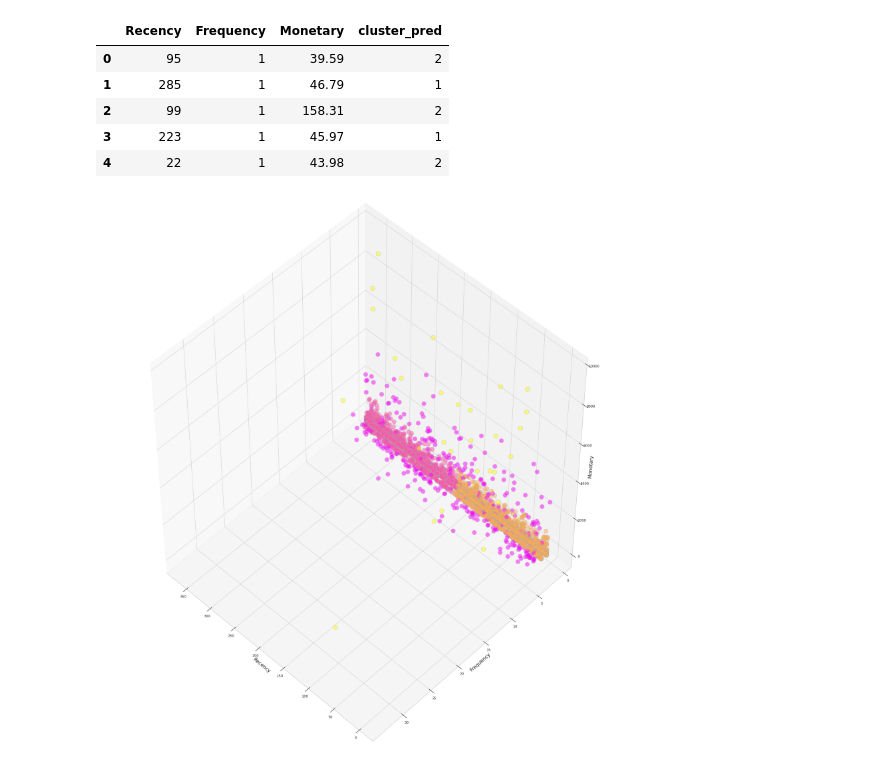
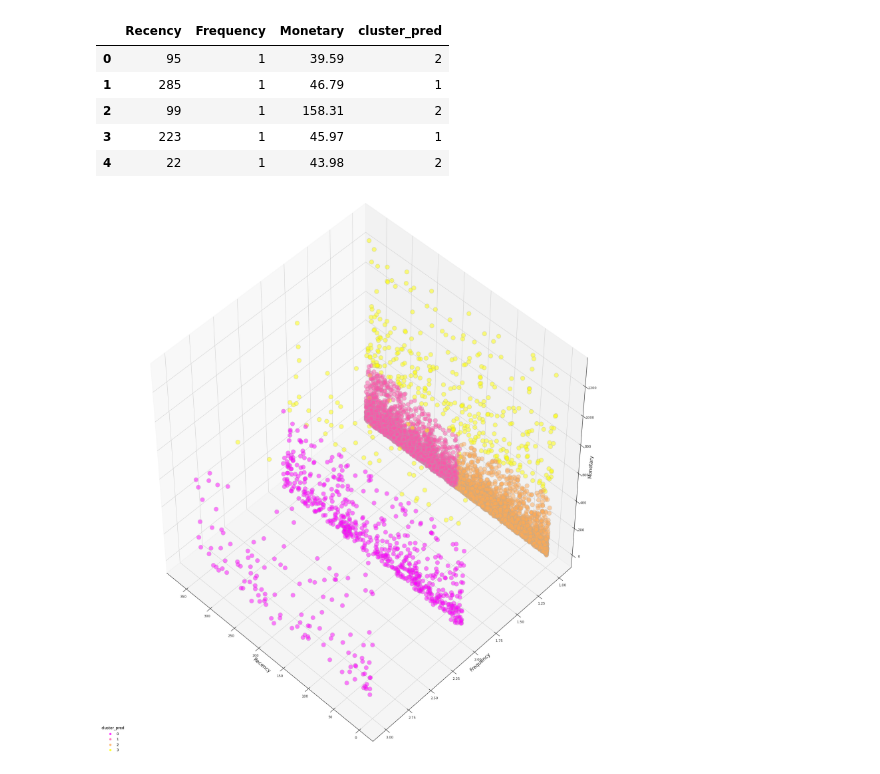
Before and after one commit to lirui720/Google_E_Commerce_RFM_model, a Jupyter notebook: RFM_Model.ipynb, the cells around one changed output. Cells and saved outputs as stored; diff of their text form; code cells hidden in the pictures.

```diff
--- a/RFM_Model.ipynb
+++ b/RFM_Model.ipynb
@@ -224,0 +244,2 @@ plt.boxplot(rfm_df.Frequency)
+# %%
+rfm_df=rfm_df[(rfm_df.Frequency<upper_limit)&(rfm_df.Frequency>lower_limit)]
@@ -236,0 +283,3 @@ plt.boxplot(rfm_df.Monetary)
+# %%
+upper_limit=rfm_df.Monetary.mean()+3*rfm_df.Monetary.std()
+upper_limit
@@ -236,0 +288,3 @@ plt.boxplot(rfm_df.Monetary)
+# %%
+lower_limit=rfm_df.Monetary.mean()-3*rfm_df.Monetary.std()
+lower_limit
@@ -237,3 +293,2 @@ plt.boxplot(rfm_df.Monetary)
 # %%
-rfm_df=rfm_df[rfm_df.Monetary <10000]
-plt.boxplot(rfm_df.Monetary)
+rfm_df=rfm_df[(rfm_df.Monetary<upper_limit)&(rfm_df.Monetary>lower_limit)]
@@ -373,24 +442,31 @@ clusters_scaled.head()
 | 3 | 223 | 1 | 45.97 | 1 |
 | 4 | 22 | 1 | 43.98 | 2 |
 # %%
+from mpl_toolkits.mplot3d import Axes3D
+from matplotlib.colors import ListedColormap
 
 plt.rcParams["figure.figsize"]=(25,25)
 fig = plt.figure(1)
 plt.clf()
 ax= Axes3D(fig,
            rect=[0,0,.95,1],
            elev=48,
            azim=134)
 plt.cla()
-ax.scatter(clusters_scaled['Recency'],clusters_scaled['Frequency'],clusters_scaled['Monetary'],c=clusters_scaled['cluster_pred'],
+sc=ax.scatter(clusters_scaled['Recency'],clusters_scaled['Frequency'],clusters_scaled['Monetary'],c=clusters_scaled['cluster_pred'],
            s=200,cmap='spring',
            alpha=0.5,
            edgecolor='darkgrey')
 ax.set_xlabel('Recency',fontsize=16)
 ax.set_ylabel('Frequency',fontsize=16)
 ax.set_zlabel('Monetary',fontsize=16)
 
 
+
+legend1 = ax.legend(*sc.legend_elements(),
+                    loc="lower left", title="cluster_pred")
+ax.add_artist(legend1)
+
 plt.show()
 # %% [output]
-[figure, old version]
+[figure, new version]
```
Also changed, not shown: parts of 31 cells of this notebook.
